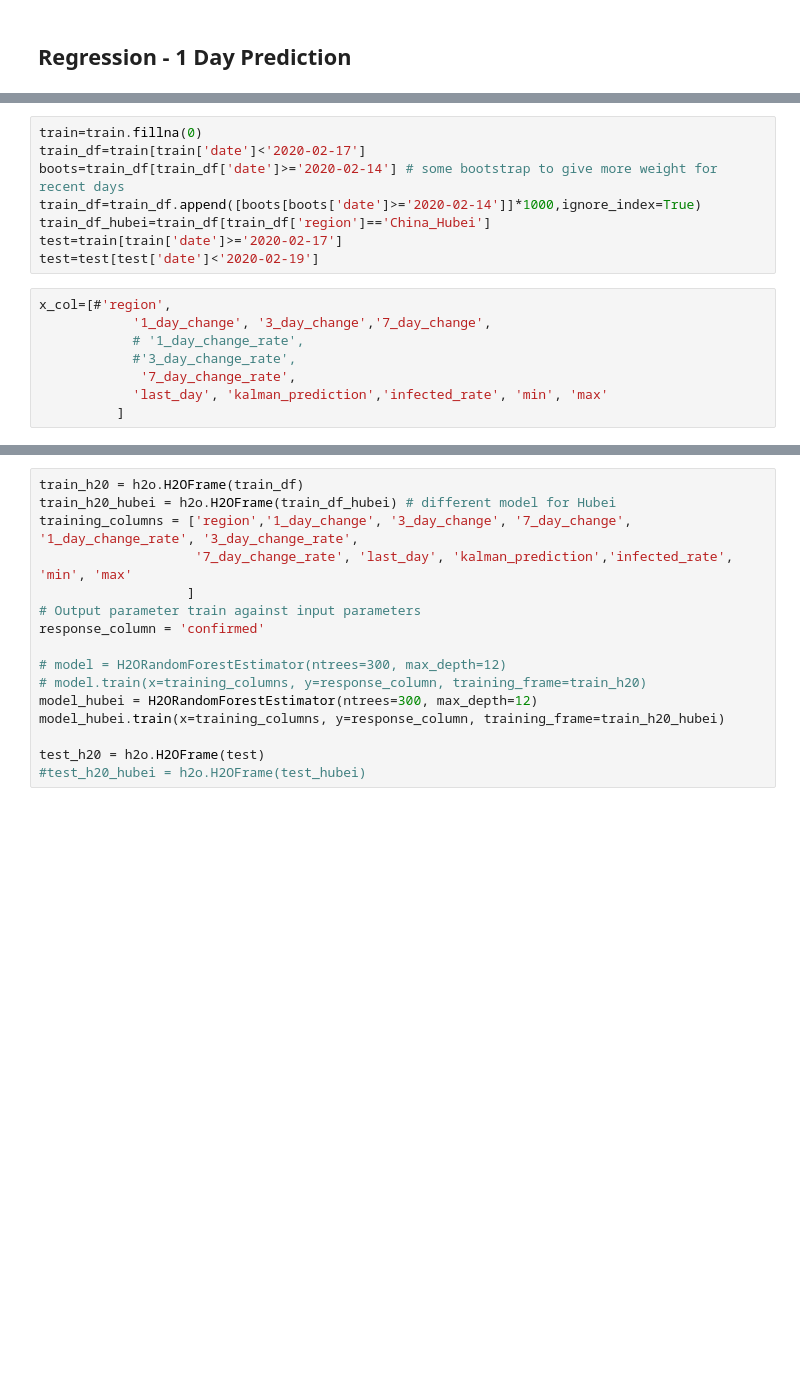
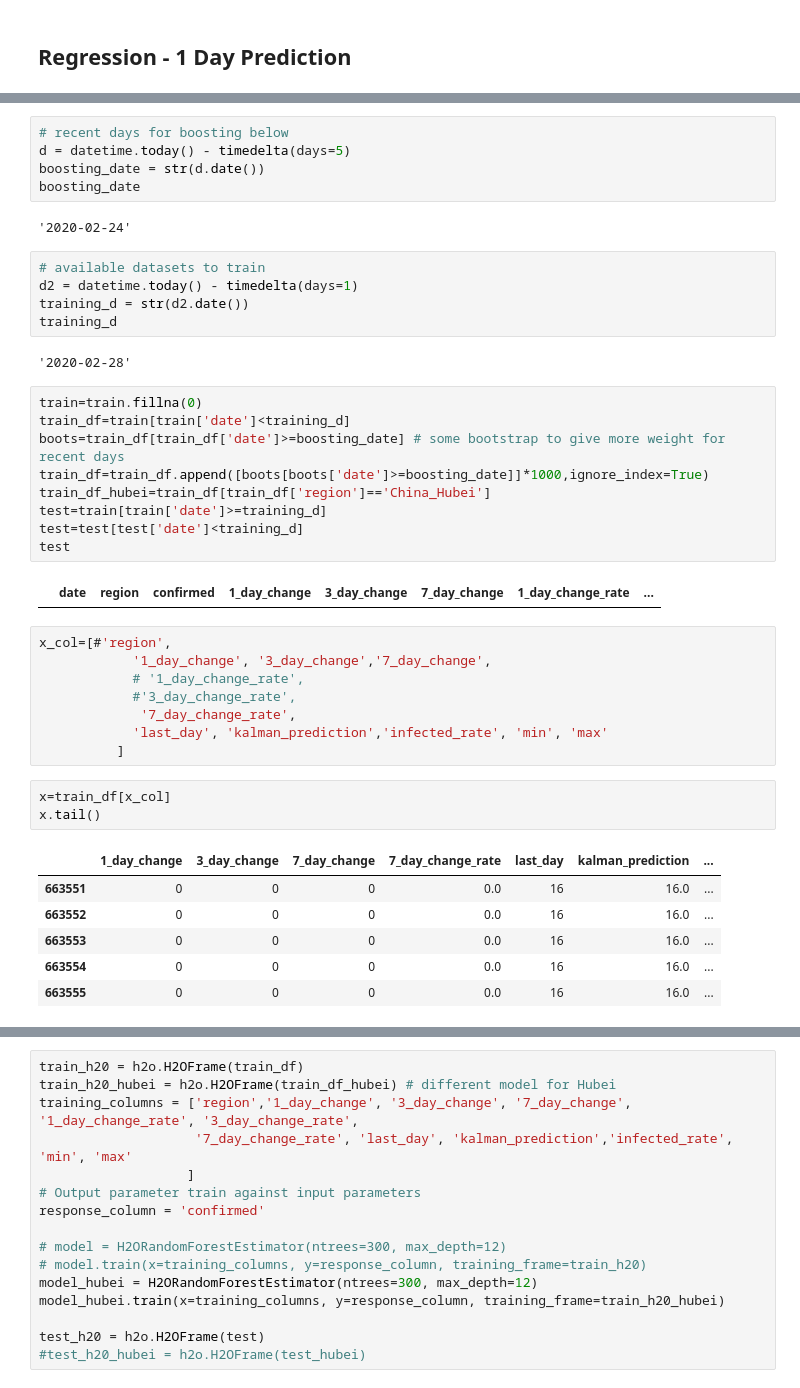
Before and after one commit to Rank23/COVID19, a Jupyter notebook: COVID19_Prediction.ipynb, the cells around one changed output, grey strips where cells are left out. Cells and saved outputs as stored; diff of their text form; blank space fills up the shorter version.

```diff
--- a/COVID19_Prediction.ipynb
+++ b/COVID19_Prediction.ipynb
@@ -620,11 +649,28 @@ Connecting to H2O server at http://127.0.0.1:54321 ... successful.
+# %%
+# recent days for boosting below
+d = datetime.today() - timedelta(days=5)
+boosting_date = str(d.date())
+boosting_date
+# %% [output]
+'2020-02-24'
+# %%
+# available datasets to train
+d2 = datetime.today() - timedelta(days=1)
+training_d = str(d2.date())
+training_d
+# %% [output]
+'2020-02-28'
 # %%
 train=train.fillna(0)
-train_df=train[train['date']<'2020-02-17']
-boots=train_df[train_df['date']>='2020-02-14'] # some bootstrap to give more weight for recent days
-train_df=train_df.append([boots[boots['date']>='2020-02-14']]*1000,ignore_index=True)
+train_df=train[train['date']<training_d]
+boots=train_df[train_df['date']>=boosting_date] # some bootstrap to give more weight for recent days
+train_df=train_df.append([boots[boots['date']>=boosting_date]]*1000,ignore_index=True)
 train_df_hubei=train_df[train_df['region']=='China_Hubei']
-test=train[train['date']>='2020-02-17']
-test=test[test['date']<'2020-02-19']
+test=train[train['date']>=training_d]
+test=test[test['date']<training_d]
+test
+# %% [output]
+|  | date | region | confirmed | 1_day_change | 3_day_change | 7_day_change | 1_day_change_rate | ... |
 # %%
 x_col=[#'region',
             '1_day_change', '3_day_change','7_day_change',
@@ -633,3 +679,13 @@ x_col=[#'region',
              '7_day_change_rate',
             'last_day', 'kalman_prediction','infected_rate', 'min', 'max'
           ]
+# %%
+x=train_df[x_col]
+x.tail()
+# %% [output]
+|  | 1_day_change | 3_day_change | 7_day_change | 7_day_change_rate | last_day | kalman_prediction | ... |
+| 663551 | 0 | 0 | 0 | 0.0 | 16 | 16.0 | ... |
+| 663552 | 0 | 0 | 0 | 0.0 | 16 | 16.0 | ... |
+| 663553 | 0 | 0 | 0 | 0.0 | 16 | 16.0 | ... |
+| 663554 | 0 | 0 | 0 | 0.0 | 16 | 16.0 | ... |
+| 663555 | 0 | 0 | 0 | 0.0 | 16 | 16.0 | ... |
```
Also changed, not shown: parts of 14 cells of this notebook.
